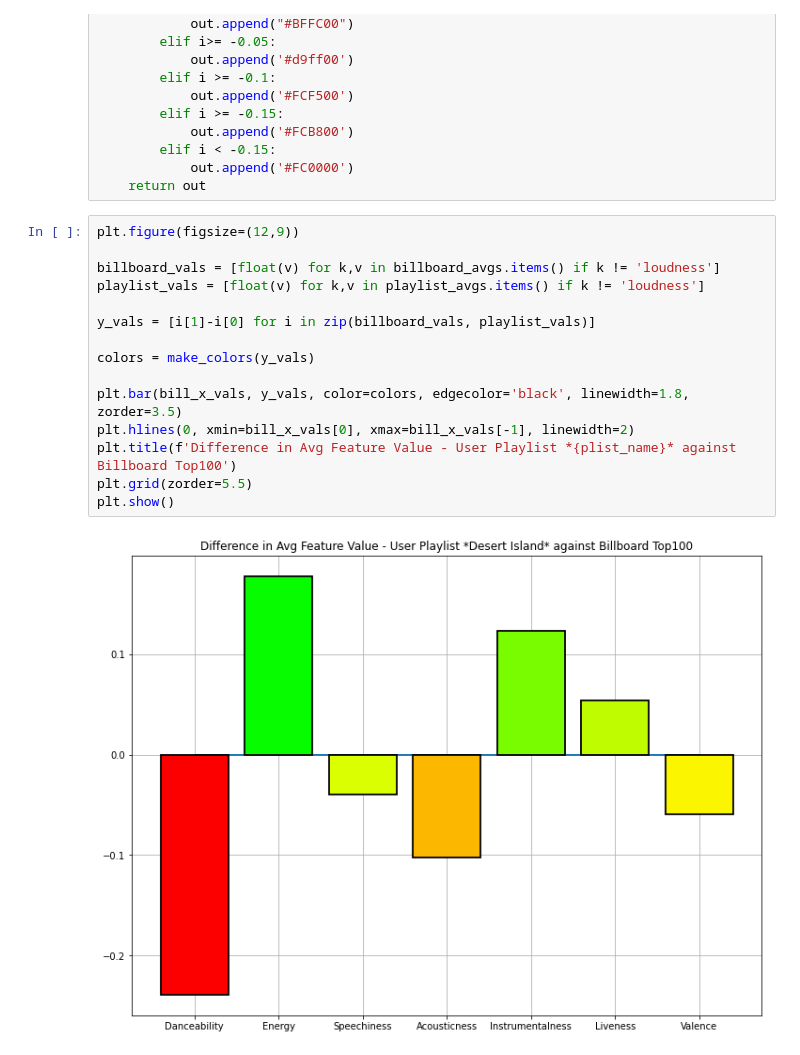
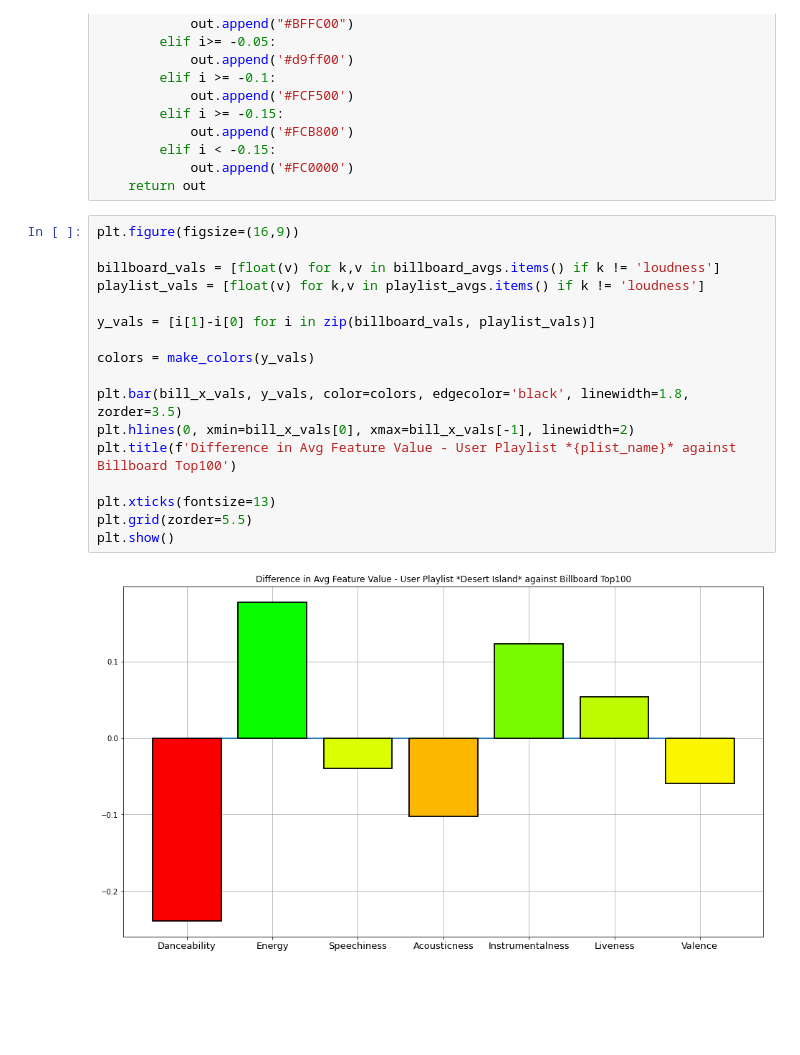
Before and after one commit to TaylorVellios/Spotify_and_the_Billboard_100, a Jupyter notebook: BONUS_PersonalPlaylist_Plotting.ipynb, the cells around one changed output. Cells and saved outputs as stored; diff of their text form; blank space fills up the shorter version.

```diff
--- a/BONUS_PersonalPlaylist_Plotting.ipynb
+++ b/BONUS_PersonalPlaylist_Plotting.ipynb
@@ -179,19 +183,21 @@ def make_colors(y_values):
             out.append('#FC0000')
     return out
 # %%
-plt.figure(figsize=(12,9))
+plt.figure(figsize=(16,9))
 
 billboard_vals = [float(v) for k,v in billboard_avgs.items() if k != 'loudness']
 playlist_vals = [float(v) for k,v in playlist_avgs.items() if k != 'loudness']
 
 y_vals = [i[1]-i[0] for i in zip(billboard_vals, playlist_vals)]
 
 colors = make_colors(y_vals)
 
 plt.bar(bill_x_vals, y_vals, color=colors, edgecolor='black', linewidth=1.8, zorder=3.5)
 plt.hlines(0, xmin=bill_x_vals[0], xmax=bill_x_vals[-1], linewidth=2)
 plt.title(f'Difference in Avg Feature Value - User Playlist *{plist_name}* against Billboard Top100')
+
+plt.xticks(fontsize=13)
 plt.grid(zorder=5.5)
 plt.show()
 # %% [output]
-[figure, old version]
+[figure, new version]
```
Also changed, not shown: parts of 1 cell of this notebook.
